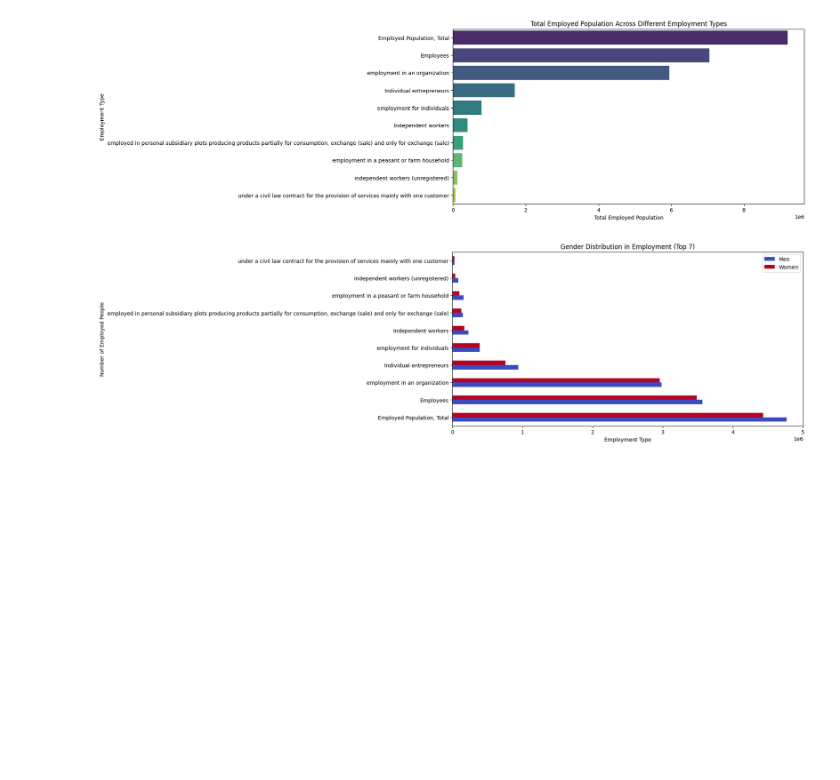
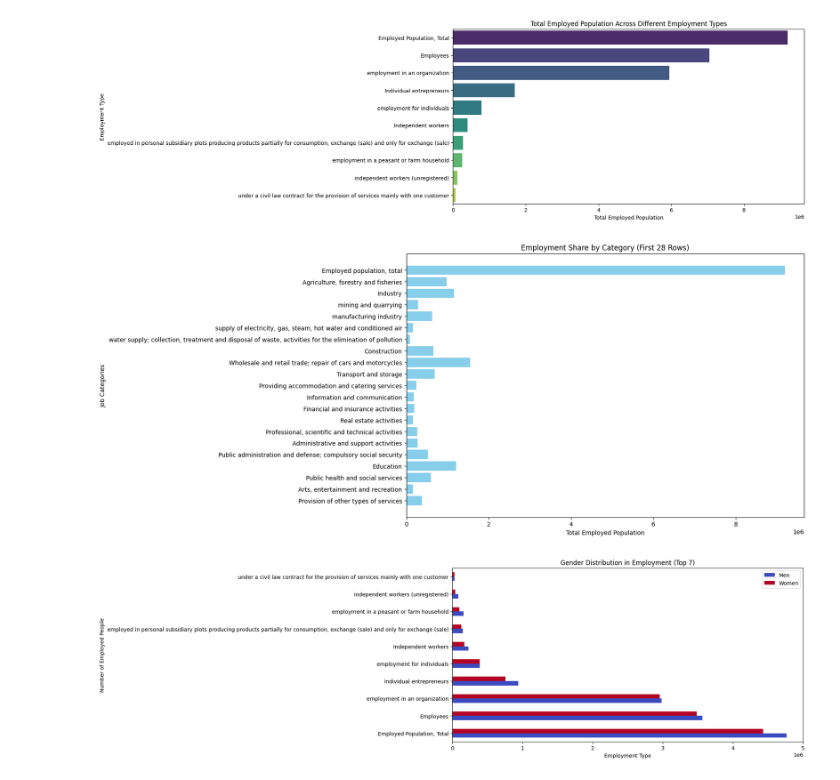
Before and after one commit to bochida/Economic-and-Employment-analysis-of-2024, a Jupyter notebook: python_analysis.ipynb, the cells around one changed output. Cells and saved outputs as stored; diff of their text form; code cells hidden in the pictures; blank space fills up the shorter version.

```diff
--- a/python_analysis.ipynb
+++ b/python_analysis.ipynb
@@ -263,6 +263,36 @@ Passing `palette` without assigning `hue` is deprecated and will be removed in v
 
   sns.barplot(x="Total Employed", y="Category", data=df_top7, palette="viridis")
 [figure]
+# %%
+df_35 = pd.read_excel(file_path, sheet_name='3.5', skiprows=5)
+
+df_35.head(20)
+
+df_35 = df_35.iloc[:28].reset_index(drop=True)
+df_35.columns = ["Category", "Total Employed", "Men Employed", "Women Employed",
+                 "Both Genders Inc", "Men Inc", "Women Inc",
+                 "Both Genders Exc", "Men Exc", "Women Exc"]
+
+df_35 = df_35[["Category", "Total Employed", "Men Employed", "Women Employed"]]
+
+df_35[["Total Employed", "Men Employed", "Women Employed"]] = df_35[["Total Employed", "Men Employed", "Women Employed"]].apply(pd.to_numeric, errors="coerce")
+
+df_35 = df_35.dropna().reset_index(drop=True)
+
+df_top10_jobs = df_35.nlargest(10, "Total Employed")
+
+df_top10_jobs
+
+
+plt.figure(figsize=(12, 8))
+plt.barh(df_35["Category"], df_35["Total Employed"], color="skyblue")
+plt.xlabel("Total Employed Population")
+plt.ylabel("Job Categories")
+plt.title("Employment Share by Category (First 28 Rows)")
+plt.gca().invert_yaxis()  #
+plt.show()
+# %% [output]
+[figure, added]
 # %%
 df_gender = df_top7[["Category", "Men Employed", "Women Employed"]]
 df_gender.set_index("Category", inplace=True)
```
Also changed, not shown: parts of 2 cells of this notebook.
